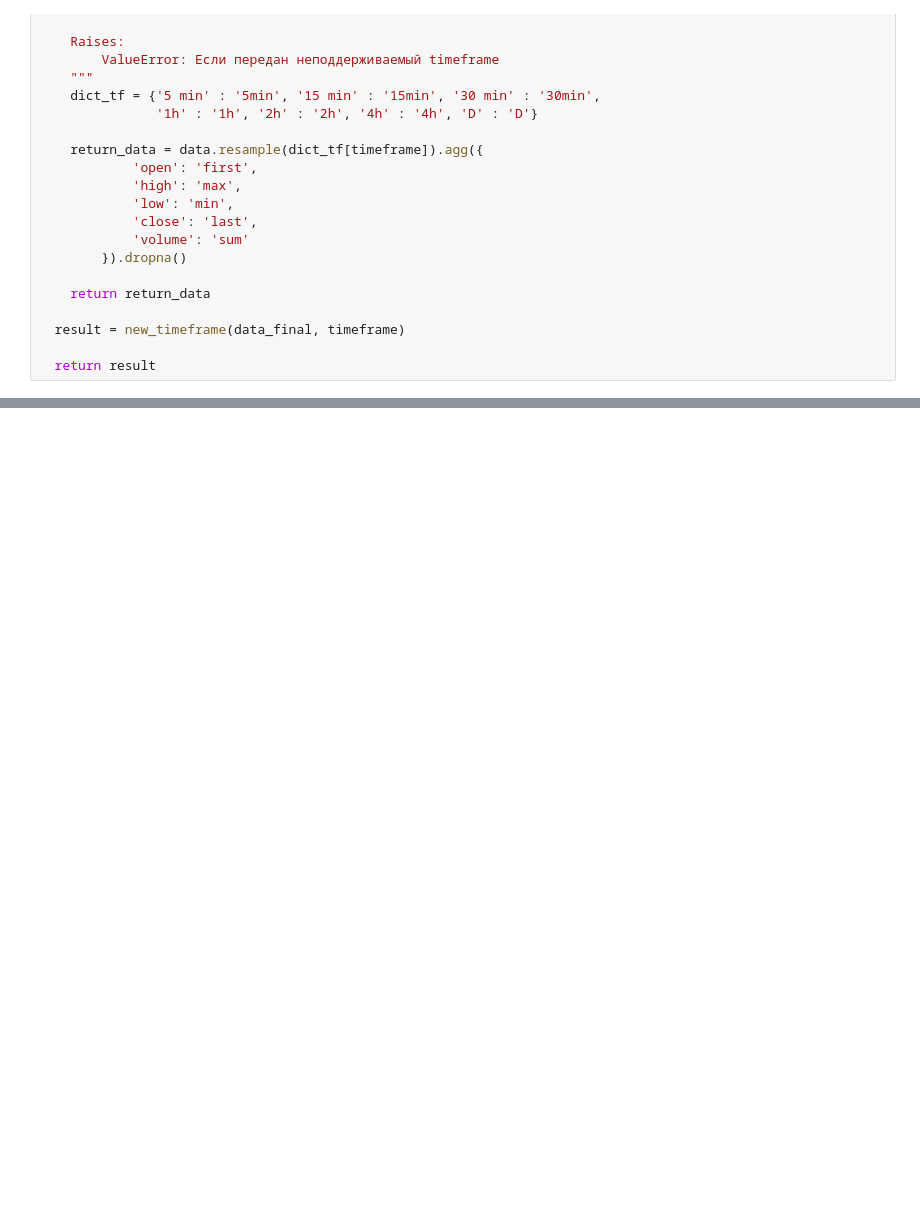
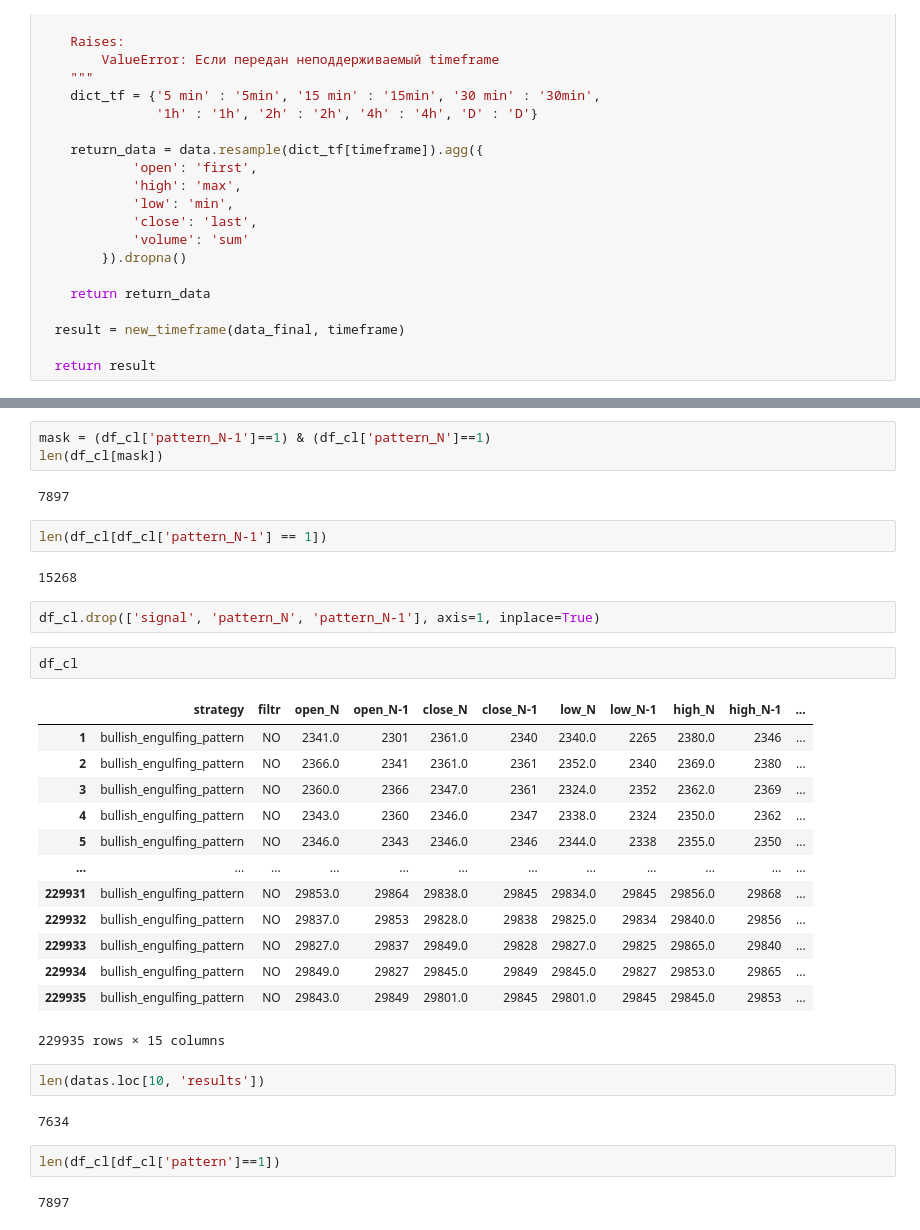
Before and after one commit to AlexKosuhin/AlgoTrading, a Jupyter notebook: classification.ipynb, the cells around one changed output, grey strips where cells are left out. Drawn from its saved outputs; the diff is of its cells as text; blank space fills up the shorter version.

```diff
--- a/classification.ipynb
+++ b/classification.ipynb
@@ -107,0 +333,35 @@ sber_1h
+# %%
+mask = (df_cl['pattern_N-1']==1) & (df_cl['pattern_N']==1)
+len(df_cl[mask])
+# %% [output]
+7897
+# %%
+len(df_cl[df_cl['pattern_N-1'] == 1])
+# %% [output]
+15268
+# %%
+df_cl.drop(['signal', 'pattern_N', 'pattern_N-1'], axis=1, inplace=True)
+# %%
+df_cl
+# %% [output]
+|  | strategy | filtr | open_N | open_N-1 | close_N | close_N-1 | low_N | low_N-1 | high_N | high_N-1 | ... |
+| 1 | bullish_engulfing_pattern | NO | 2341.0 | 2301 | 2361.0 | 2340 | 2340.0 | 2265 | 2380.0 | 2346 | ... |
+| 2 | bullish_engulfing_pattern | NO | 2366.0 | 2341 | 2361.0 | 2361 | 2352.0 | 2340 | 2369.0 | 2380 | ... |
+| 3 | bullish_engulfing_pattern | NO | 2360.0 | 2366 | 2347.0 | 2361 | 2324.0 | 2352 | 2362.0 | 2369 | ... |
+| 4 | bullish_engulfing_pattern | NO | 2343.0 | 2360 | 2346.0 | 2347 | 2338.0 | 2324 | 2350.0 | 2362 | ... |
+| 5 | bullish_engulfing_pattern | NO | 2346.0 | 2343 | 2346.0 | 2346 | 2344.0 | 2338 | 2355.0 | 2350 | ... |
+| ... | ... | ... | ... | ... | ... | ... | ... | ... | ... | ... | ... |
+| 229931 | bullish_engulfing_pattern | NO | 29853.0 | 29864 | 29838.0 | 29845 | 29834.0 | 29845 | 29856.0 | 29868 | ... |
+| 229932 | bullish_engulfing_pattern | NO | 29837.0 | 29853 | 29828.0 | 29838 | 29825.0 | 29834 | 29840.0 | 29856 | ... |
+| 229933 | bullish_engulfing_pattern | NO | 29827.0 | 29837 | 29849.0 | 29828 | 29827.0 | 29825 | 29865.0 | 29840 | ... |
+| 229934 | bullish_engulfing_pattern | NO | 29849.0 | 29827 | 29845.0 | 29849 | 29845.0 | 29827 | 29853.0 | 29865 | ... |
+| 229935 | bullish_engulfing_pattern | NO | 29843.0 | 29849 | 29801.0 | 29845 | 29801.0 | 29845 | 29845.0 | 29853 | ... |
+229935 rows × 15 columns
+# %%
+len(datas.loc[10, 'results'])
+# %% [output]
+7634
+# %%
+len(df_cl[df_cl['pattern']==1])
+# %% [output]
+7897
```
Also changed, not shown: parts of 17 cells of this notebook, 3 other files.
